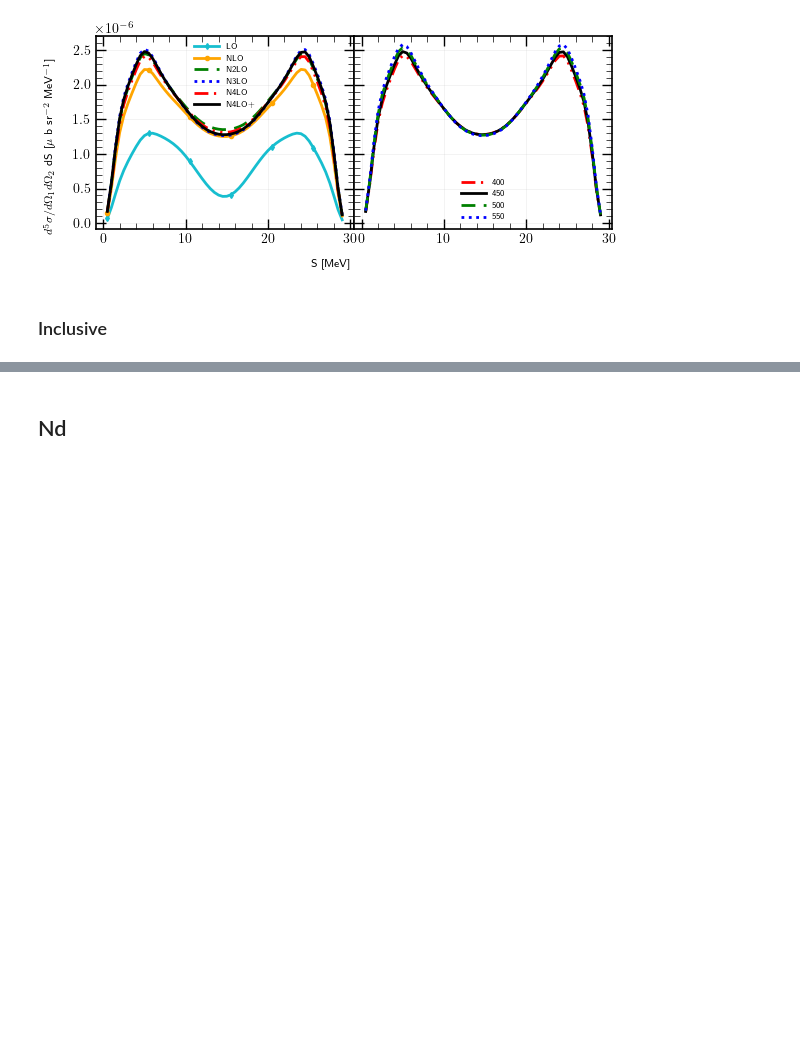
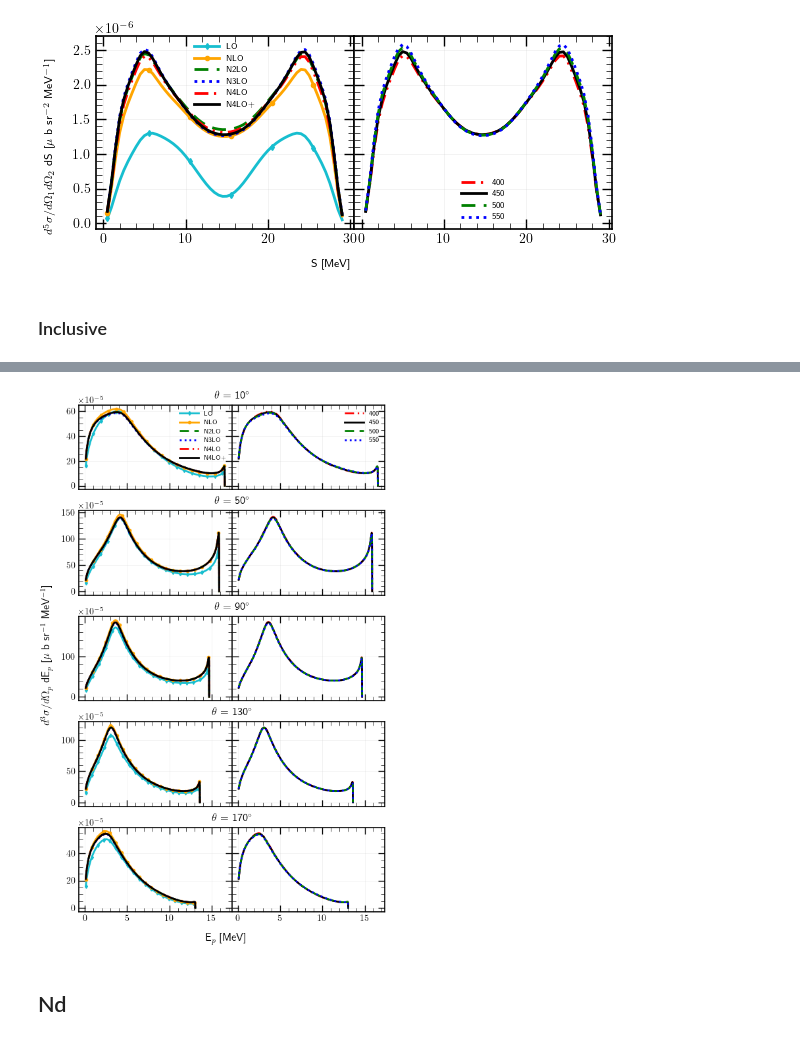
Before and after one commit to VitaliiUr/thesis, a Jupyter notebook: PlotData/figures_He.ipynb, the cells around one changed output, grey strips where cells are left out. Cells and saved outputs as stored; diff of their text form; code cells hidden in the pictures; blank space fills up the shorter version.

```diff
--- a/PlotData/figures_He.ipynb
+++ b/PlotData/figures_He.ipynb
@@ -156,38 +158,49 @@ df2.head()
 # %%
 import matplotlib.ticker
+# %%
+def create_subtitle(fig: plt.Figure, grid: mpl.gridspec.SubplotSpec, title: str):
+    "Sign sets of subplots with title"
+    row = fig.add_subplot(grid)
+    # the '\n' is important
+    row.set_title(f'{title}\n', fontweight='semibold', y=0.88)
+    # hide subplot
+    row.set_frame_on(False)
+    row.axis('off')
 # %%
-for en in [30, 100]:
-    for angle in df2["angle"].unique():
-        # for obs in ["CROSS", "AX", "AY", "AZ"]:
-        for obs in ["CROSS"]:
-            fig = plt.figure(figsize=(6, 2.8))
-            gs = fig.add_gridspec(ncols=2, wspace=0)
-            axes = gs.subplots(sharey=True)
-            fig.supylabel("$d^3\sigma/d\Omega _p$ dE$_p$ [$\mu$ b sr$^{-1}$ MeV$^{-1}$]", size=8, x=0.03)
-            fig.supxlabel("E$_p$ [MeV]", size=8, y=0.06)
-            axes[0].ticklabel_format(axis="y", style="sci", scilimits=(-5, -5))
-
-            for force in FORCES:
-                df_tmp =  df2[(df2["CUTOFF"]==450) & (df2["Energy"] == en)
-                              & (df2["FORCE"] == force) & (df2["angle"] == angle)]
-                axes[0].plot(df_tmp["E1"], df_tmp[obs], **line_styles[force], label=force)
-            for cut in CUTOFF:
-                df_tmp =  df2[(df2["CUTOFF"]==cut) & (df2["Energy"] == en)
-                              & (df2["FORCE"] == "N4LO+") & (df2["angle"] == angle)]
-                axes[1].plot(df_tmp["E1"], df_tmp[obs], **ls_cutoff[cut], label=cut)
-            for j, ax in enumerate(axes):
-                ax.tick_params(which='minor', direction='in', length=4,
-                            width=0.5, top=True, right=True)
-                ax.tick_params(which='major', direction='in',
-                            length=7, width=1, top=True, right=True, zorder=1)
-                ax.grid(alpha=0.2)
-                ax.set_zorder(-1)
-                ax.legend(fontsize=7, handlelength=3)
-            plt.tight_layout()
-            plt.savefig(f"Figures_HE/{obs}_incl_{en}mev_{angle}deg.pdf", dpi=300, facecolor="white")
-            plt.close()
-        #     plt.show()
-        # break
+# for en in [30]:
+en = 30
+fig = plt.figure(figsize=(6, 10))
+gs = fig.add_gridspec(ncols=2, nrows=5, wspace=0, hspace=0.25)
+axes = gs.subplots(sharey="row", sharex="col")
+obs = "CROSS"
+fig.supylabel("$d^3\sigma/d\Omega _p$ dE$_p$ [$\mu$ b sr$^{-1}$ MeV$^{-1}$]", size=12, x=0.03)
+fig.supxlabel("E$_p$ [MeV]", size=12, y=0.06)
+for i, angle in enumerate(np.sort(df2["angle"].unique())):
+    axes[i, 0].ticklabel_format(axis="y", style="sci", scilimits=(-5, -5))
+    create_subtitle(fig, gs[i, 0:2], f"$\\theta$ = {angle}$^\circ$")
+    for force in FORCES:
+        df_tmp =  df2[(df2["CUTOFF"]==450) & (df2["Energy"] == en)
+                        & (df2["FORCE"] == force) & (df2["angle"] == angle)]
+        axes[i, 0].plot(df_tmp["E1"], df_tmp[obs], **line_styles[force], label=force)
+    for cut in CUTOFF:
+        df_tmp =  df2[(df2["CUTOFF"]==cut) & (df2["Energy"] == en)
+                        & (df2["FORCE"] == "N4LO+") & (df2["angle"] == angle)]
+        axes[i, 1].plot(df_tmp["E1"], df_tmp[obs], **ls_cutoff[cut], label=cut)
+    for j, ax in enumerate(axes[i]):
+        ax.tick_params(which='minor', direction='in', length=4,
+                    width=0.5, top=True, right=True)
+        ax.tick_params(which='major', direction='in',
+                    length=7, width=1, top=True, right=True, zorder=1)
+        ax.grid(alpha=0.2)
+        ax.set_zorder(-1)
+axes[0,0].legend(fontsize=7, handlelength=3)
+axes[0,1].legend(fontsize=7, handlelength=3)
+plt.tight_layout()
+plt.savefig(f"Figures_HE/{obs}_incl_{en}mev_all.pdf", dpi=300, facecolor="white")
+    # plt.close()
+plt.show()
+# %% [output]
+[figure, added]
 # %% [markdown]
 ## Nd
 # %%
```
Also changed, not shown: parts of 2 cells of this notebook, 48 other files.
